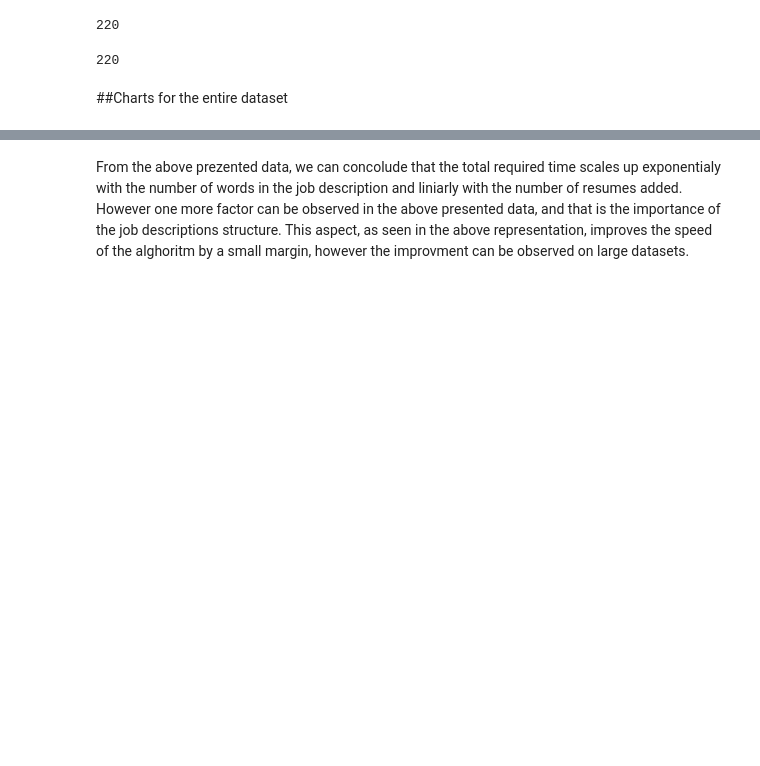
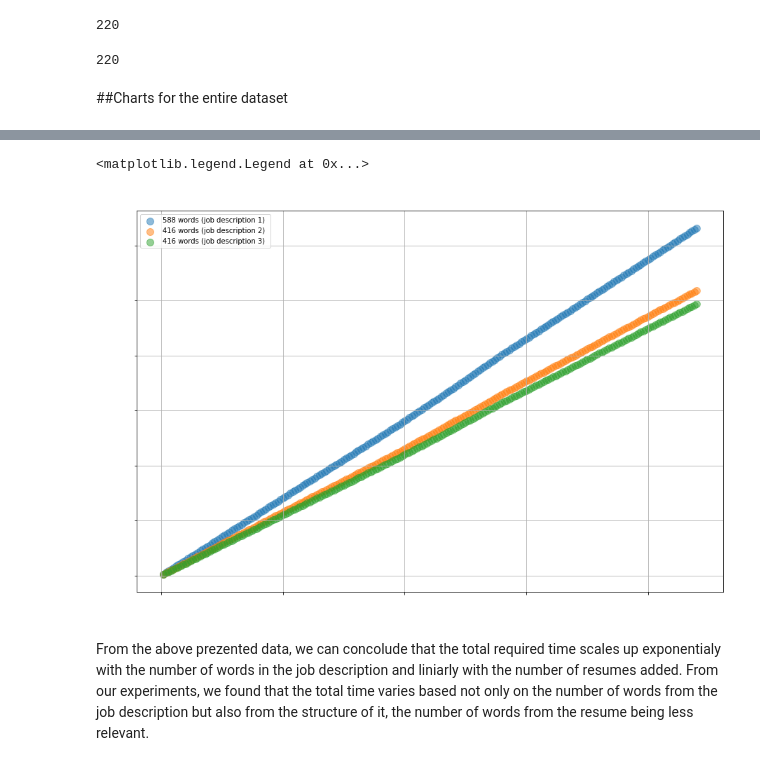
Before and after one commit to AdrianHerczeg/NLP_job_matching, a Jupyter notebook: Towards_an_end_to_end_system_to_match_resumes_and_job_descriptions(experimental_results)_.ipynb, the cells around one changed output, grey strips where cells are left out. Saved outputs shown, nothing was run; the diff lists cells and outputs as text; code cells hidden in the pictures; blank space fills up the shorter version.

```diff
--- a/Towards_an_end_to_end_system_to_match_resumes_and_job_descriptions(experimental_results)_.ipynb
+++ b/Towards_an_end_to_end_system_to_match_resumes_and_job_descriptions(experimental_results)_.ipynb
@@ -955,2 +1220,41 @@ for the third job description with 416 words the average time / resume was 3.83
+# %%
+plt.figure(figsize = (15, 10))
+plt.xlabel("Number of resumes", fontdict={'size' : 15, 'color':'white'})
+plt.ylabel("Required time", fontdict = {'size' : 15, 'color':'white'})
+plt.title("Comparison between time compexities",
+          fontdict = {'size': 20,
+                      'color':'white'})
+plt.grid("True")
+
+w = 0.5
+
+
+plt.scatter(np.array(total_resumes),
+        aux_1,
+        s = 100,
+        alpha = 0.5,
+        label = '588 words (job description 1) ')
+
+
+plt.scatter(np.array(total_resumes),
+        aux_2,
+        s = 100,
+        alpha = 0.5,
+        label = '416 words (job description 2)')
+
+
+plt.scatter(np.array(total_resumes),
+        aux_3,
+        s = 100,
+        alpha = 0.5,
+        label = '416 words (job description 3)')
+
+plt.xticks(color = 'white')
+plt.yticks(color = 'white')
+
+plt.legend()
+# %% [output]
+<matplotlib.legend.Legend at 0x...>
+[figure, added]
 # %% [markdown]
-From the above prezented data, we can concolude that the total required time scales up exponentialy with the number of words in the job description and liniarly with the number of resumes added. However one more factor can be observed in the above presented data, and that is the importance of the job descriptions structure. This aspect, as seen in the above representation, improves the speed of the alghoritm by a small margin, however the improvment can be observed on large datasets.
+From the above prezented data, we can concolude that the total required time scales up exponentialy with the number of words in the job description and liniarly with the number of resumes added. From our experiments, we found that the total time varies based not only on the number of words from the job description but also from the structure of it, the number of words from the resume being less relevant.
```
Also changed, not shown: parts of 40 cells of this notebook.
